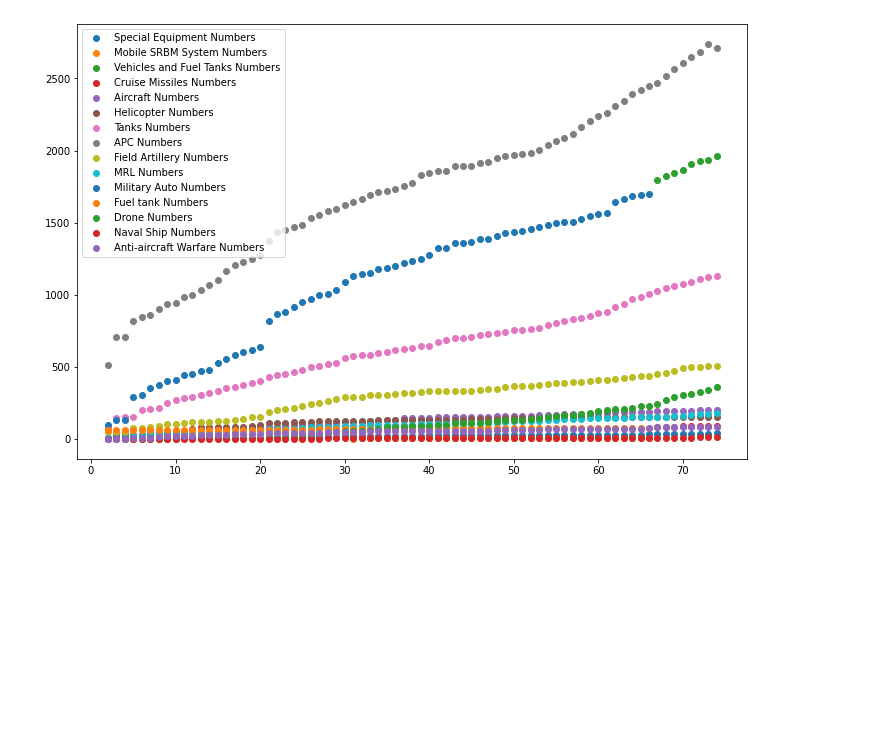
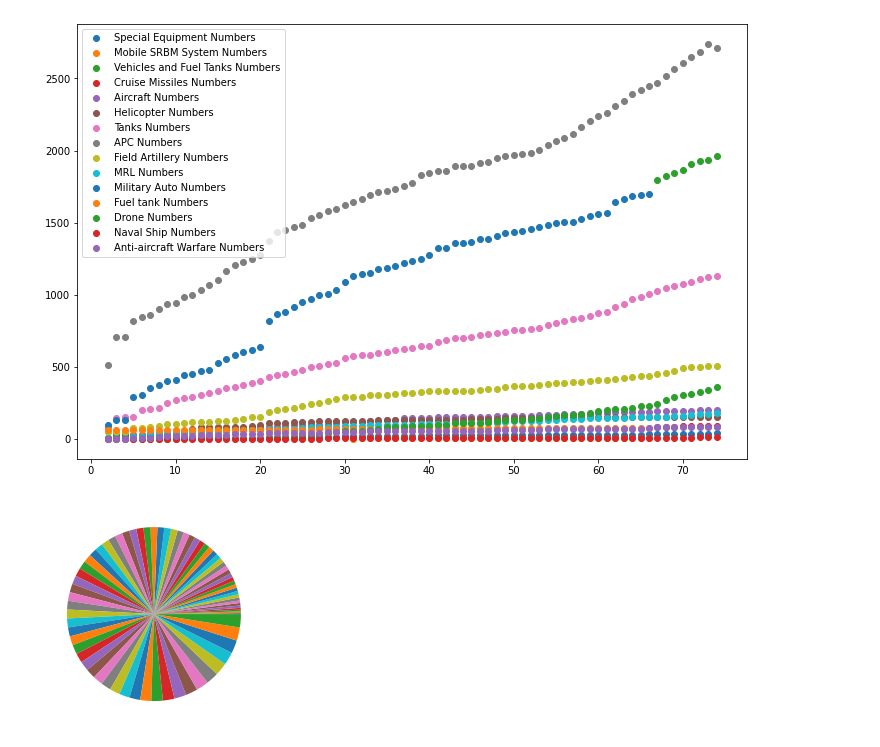
Before and after one commit to ilyasrasooliar/assignment, a Jupyter notebook: Assignment.ipynb, the cells around one changed output. Drawn from its saved outputs; the diff is of its cells as text; code cells hidden in the pictures; blank space fills up the shorter version.

```diff
--- a/Assignment.ipynb
+++ b/Assignment.ipynb
@@ -36,3 +66,8 @@ plt.legend()
 plt.show()
 # %% [output]
 [figure]
+# %%
+plt.pie(mydata['tank'],mydata['tank'],  )
+plt.show()
+# %% [output]
+[figure, added]
```
Also changed, not shown: parts of 2 cells of this notebook.
